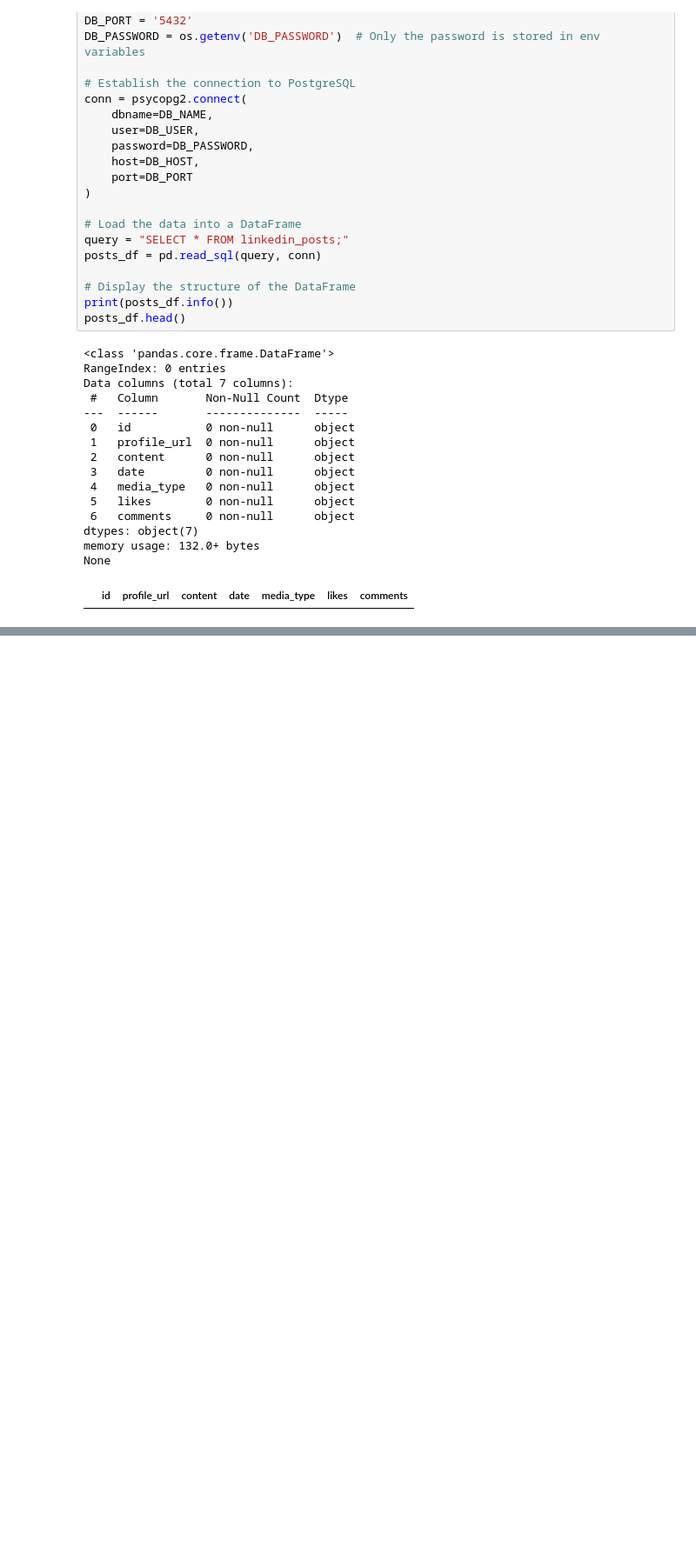
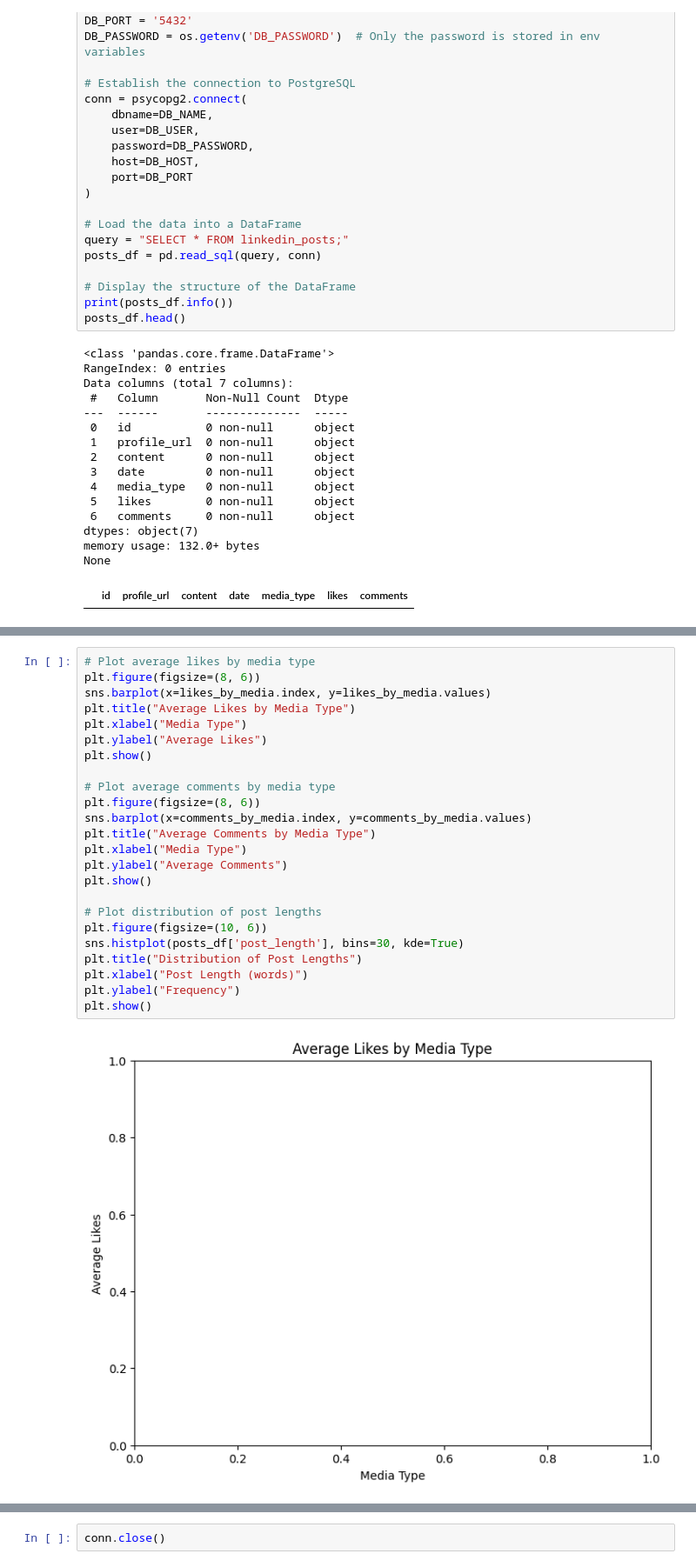
Before and after one commit to Sourabh7iwari/scrapper, a Jupyter notebook: analysis.ipynb, the cells around one changed output, grey strips where cells are left out. Shown: that part at 87% size. Drawn from its saved outputs; the diff is of its cells as text; blank space fills up the shorter version.

```diff
--- a/analysis.ipynb
+++ b/analysis.ipynb
@@ -79,0 +89,26 @@ print(median_engagement_by_media)
+# %%
+# Plot average likes by media type
+plt.figure(figsize=(8, 6))
+sns.barplot(x=likes_by_media.index, y=likes_by_media.values)
+plt.title("Average Likes by Media Type")
+plt.xlabel("Media Type")
+plt.ylabel("Average Likes")
+plt.show()
+
+# Plot average comments by media type
+plt.figure(figsize=(8, 6))
+sns.barplot(x=comments_by_media.index, y=comments_by_media.values)
+plt.title("Average Comments by Media Type")
+plt.xlabel("Media Type")
+plt.ylabel("Average Comments")
+plt.show()
+
+# Plot distribution of post lengths
+plt.figure(figsize=(10, 6))
+sns.histplot(posts_df['post_length'], bins=30, kde=True)
+plt.title("Distribution of Post Lengths")
+plt.xlabel("Post Length (words)")
+plt.ylabel("Frequency")
+plt.show()
+# %% [output]
+[figure, added]
@@ -79,0 +117,2 @@ print(median_engagement_by_media)
+# %%
+conn.close()
```
Also changed, not shown: parts of 2 cells of this notebook, 5 other files.
